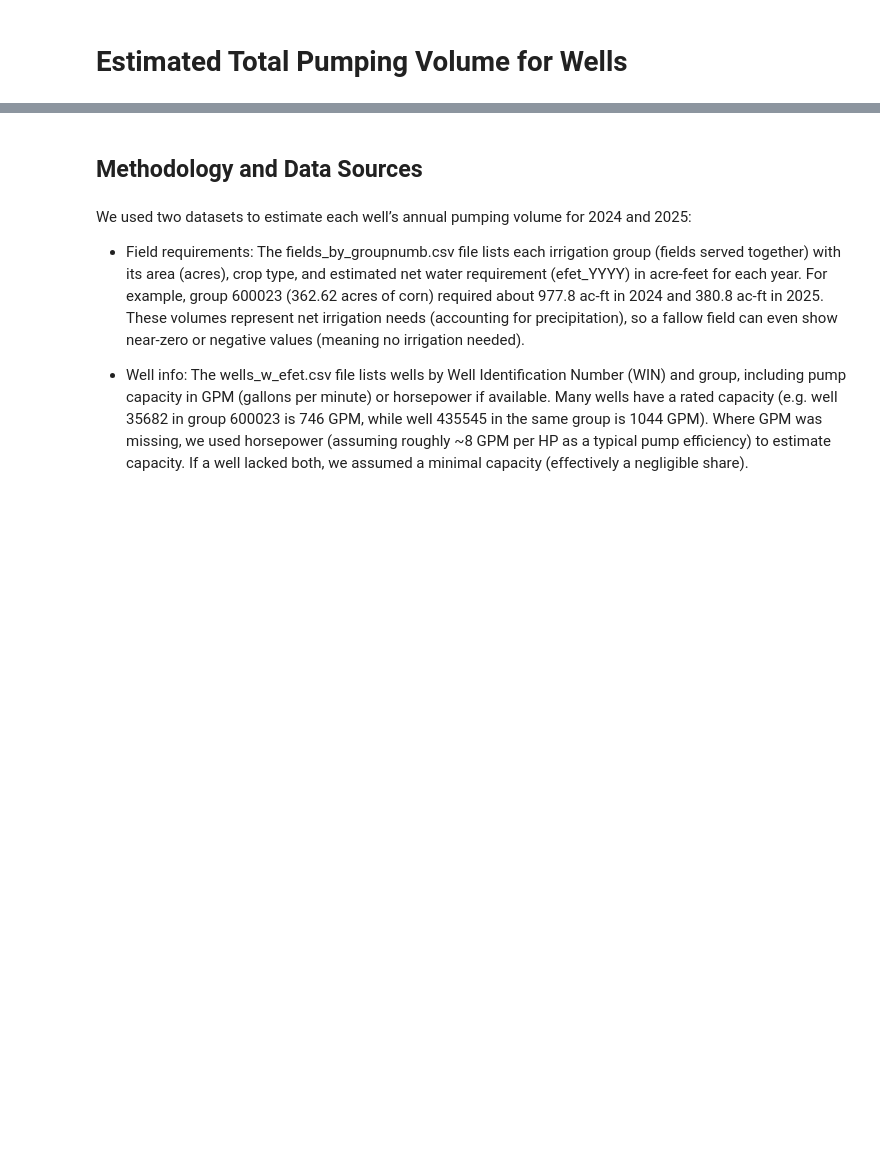
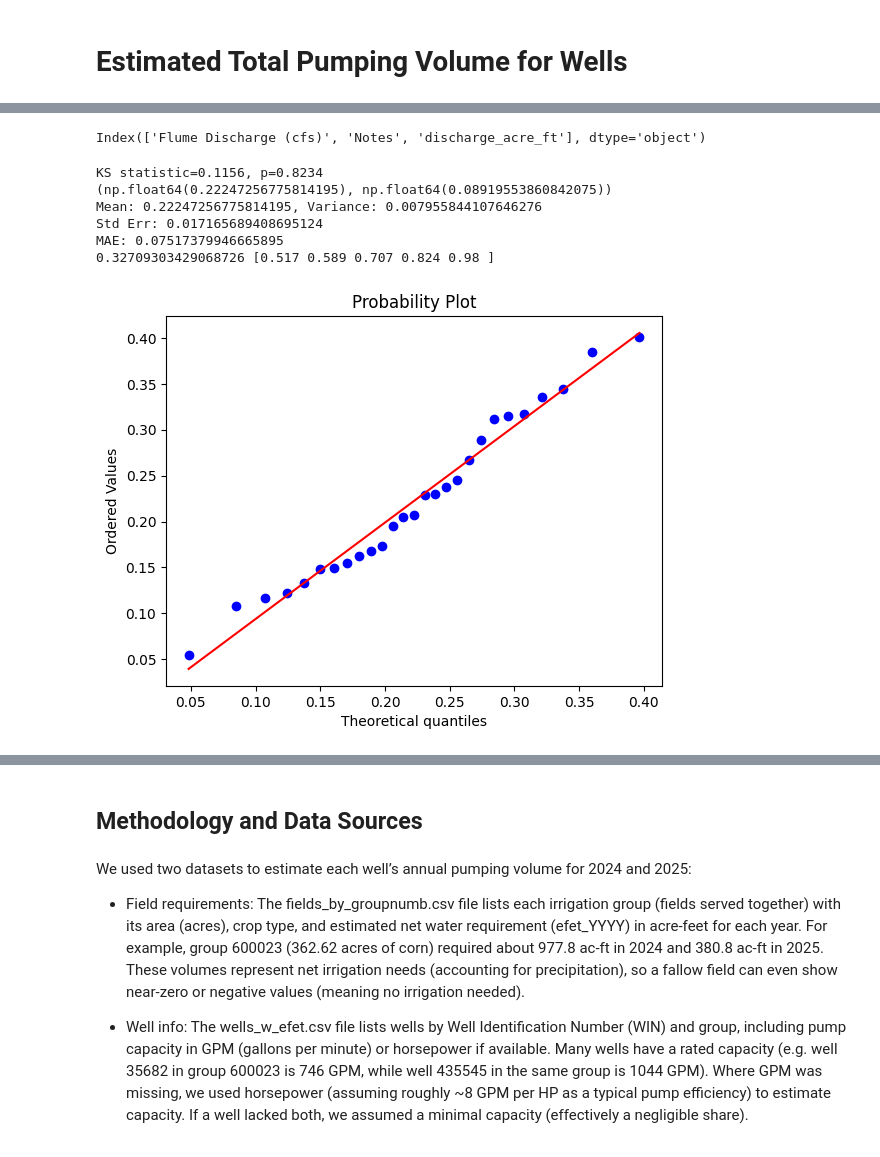
Before and after one commit to inkenbrandt/well_pump, a Jupyter notebook: 5_bayesian_pumping_estimates.ipynb, the cells around one changed output, grey strips where cells are left out. Saved outputs shown, nothing was run; the diff lists cells and outputs as text; code cells hidden in the pictures; blank space fills up the shorter version.

```diff
--- a/5_bayesian_pumping_estimates.ipynb
+++ b/5_bayesian_pumping_estimates.ipynb
@@ -9,3 +12,13 @@ import geopandas as gpd
 import sys
 sys.path.append('src')
 import well_pump
+# %%
+raw_fold_drive = "G"
+
+if sys.platform == 'darwin':
+    print('mac')
+    raw_fold = Path('/users/ink/Google Drive/My Drive/')
+else:
+    print('pc')
+    raw_fold = Path(f'{raw_fold_drive}:/My Drive/')
+planet_fold = raw_fold / 'Planet'
@@ -51,0 +192,33 @@ wells_w_field_info.to_clipboard()
+# %%
+res_q.columns
+# %% [output]
+Index(['Flume Discharge (cfs)', 'Notes', 'discharge_acre_ft'], dtype='object')
+# %%
+data = applied['ratio'].dropna()
+params = stats.norm.fit(data)
+D, p = stats.kstest(data, 'norm', args=params)
+print(f"KS statistic={D:.4f}, p={p:.4f}")
+print(params)
+
+best_fit = stats.norm(*params)
+mean, var = best_fit.stats(moments='mv')
+print(f"Mean: {mean}, Variance: {var}")
+print(f"Std Err: {np.sqrt(var/len(data))}")
+print(f"MAE: {np.mean(np.abs(data - mean))}")
+result = stats.anderson(data, dist='norm')
+print(result.statistic, result.critical_values)
+
+
+x = np.linspace(data.min(), data.max(), 100)
+pdf_fitted = stats.norm.pdf(x, *params)
+
+stats.probplot(data, dist=stats.norm, sparams=params, plot=plt)
+plt.show()
+# %% [output]
+KS statistic=0.1156, p=0.8234
+(np.float64(0.22247256775814195), np.float64(0.08919553860842075))
+Mean: 0.22247256775814195, Variance: 0.007955844107646276
+Std Err: 0.017165689408695124
+MAE: 0.07517379946665895
+0.32709303429068726 [0.517 0.589 0.707 0.824 0.98 ]
+[figure, added]
```
Also changed, not shown: parts of 7 cells of this notebook, 1 other file.
